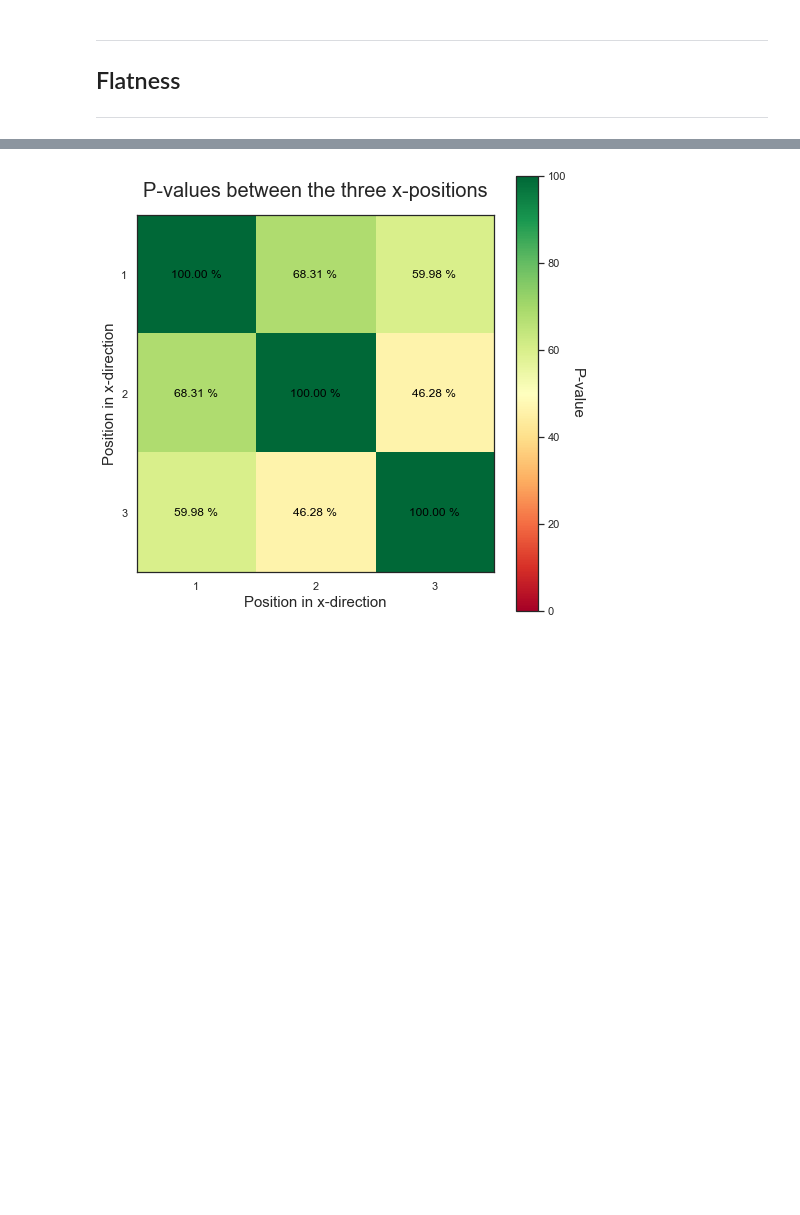
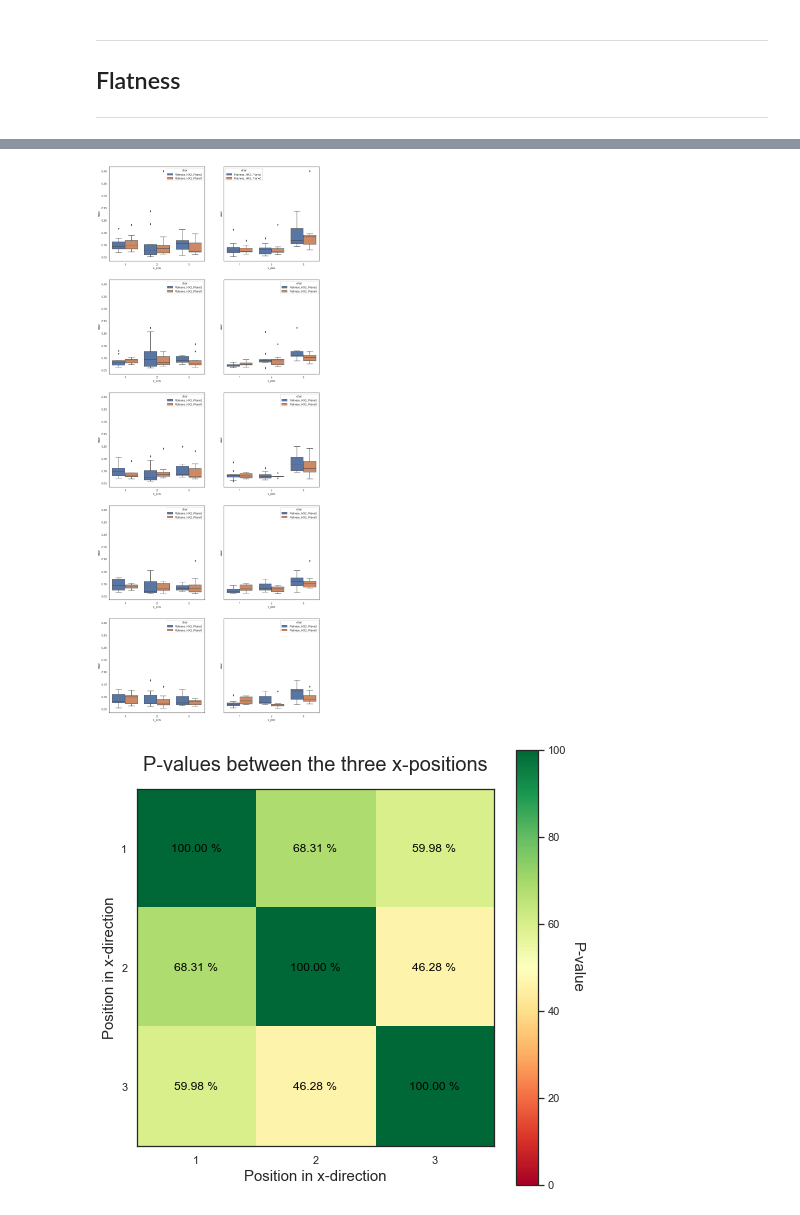
Before and after one commit to TheThorb/Leirmo_Exp1_Publication1, a Jupyter notebook: xy_variations.ipynb, the cells around one changed output, grey strips where cells are left out. Saved outputs shown, nothing was run; the diff lists cells and outputs as text; code cells hidden in the pictures; blank space fills up the shorter version.

```diff
--- a/xy_variations.ipynb
+++ b/xy_variations.ipynb
@@ -360,0 +352,78 @@ ax = sns.catplot(x='y_pos', y='error', hue='x_pos', col='char', data=df_filtered
+# %%
+"""
+Further investigate the difference between the two planes 2 and 5 from HX2
+
+"""
+
+## Prepare data
+# List of characteristics
+chars = ['Flatness_HX2_Plane2', 'Flatness_HX2_Plane5']
+
+# Initiate list of dataframes
+dfs = []
+
+# Retrieve the characteristics from the dictionary
+for char, i in zip(chars, range(len(chars))):
+    dfs.append(char_dict[char])
+
+    # Add column of characteristic name (if not allready there)
+    if 'char' not in dfs[i].columns:
+        dfs[i].insert(loc=2, column='char', value=char)
+
+# Concatinate dataframes
+df = pd.concat([df1, df2])
+
+
+## Filter data
+# Calculate standard deviation
+std = df['error'].std()
+
+# Define upper and lower limits (mean +/- 3 standard deviations)
+hi_lim = df['error'].mean() + (3*std)
+lo_lim = df['error'].mean() - (3*std)
+
+# Filter dataframe to only include values between the limits
+df_filtered = df[(df['error'] < hi_lim) & (df['error'] > lo_lim)]
+df_removed = df[(df['error'] > hi_lim) | (df['error'] < lo_lim)]
+
+
+# Perform T-test to compare the distributions
+df_t = func.get_p_vals(df_filtered, 'char')
+
+t_stat, p_val = ttest_ind(dfs[0]['error'], dfs[1]['error'])
+
+print("T-statistic:\t{}\nP-value:\t{}".format(t_stat, p_val))
+
+matrix = np.zeros((5, 3, 3))
+
+for z in [1, 2, 3, 4, 5]:
+    for y in [1, 2, 3]:
+        for x in [1, 2, 3]:
+            df_n = df[(df['z_pos'] == z) & (df['y_pos'] == y) & (df['x_pos'] == x)]
+
+            df_p1 = df_n[df_n['char'] == 'Flatness_HX2_Plane2']
+            df_p2 = df_n[df_n['char'] == 'Flatness_HX2_Plane5']
+
+            p1 = df_p1['error'].mean()
+            p2 = df_p2['error'].mean()
+
+            diff = p1-p2
+
+            rel_diff = diff / ((p1+p2)/2)
+
+            matrix[z-1, y-1, x-1] = rel_diff
+
+print("\n", matrix)
+
+print("\nMax value:\t{:.2f} %\nMin value:\t{:.2f} %".format(matrix.max() * 100, matrix.min() * 100))
+
+fig, axs = plt.subplots(nrows=5, ncols=2, figsize=(15,40), sharey=True)
+
+for i in range(5):
+    temp = df[df['z_pos'] == i+1]
+
+    sns.boxplot(ax=axs[i, 0], x='x_pos', y='error', hue='char', data=temp)
+    sns.boxplot(ax=axs[i, 1], x='y_pos', y='error', hue='char', data=temp)
+
+plt.show()
+# %% [output]
@@ -361,3 +447,4 @@ ax = sns.catplot(x='y_pos', y='error', hue='x_pos', col='char', data=df_filtered
+[figure, added]
 # %%
 """
 Conduct T-test between all combinations of x-positions.
```
Also changed, not shown: parts of 9 cells of this notebook.
